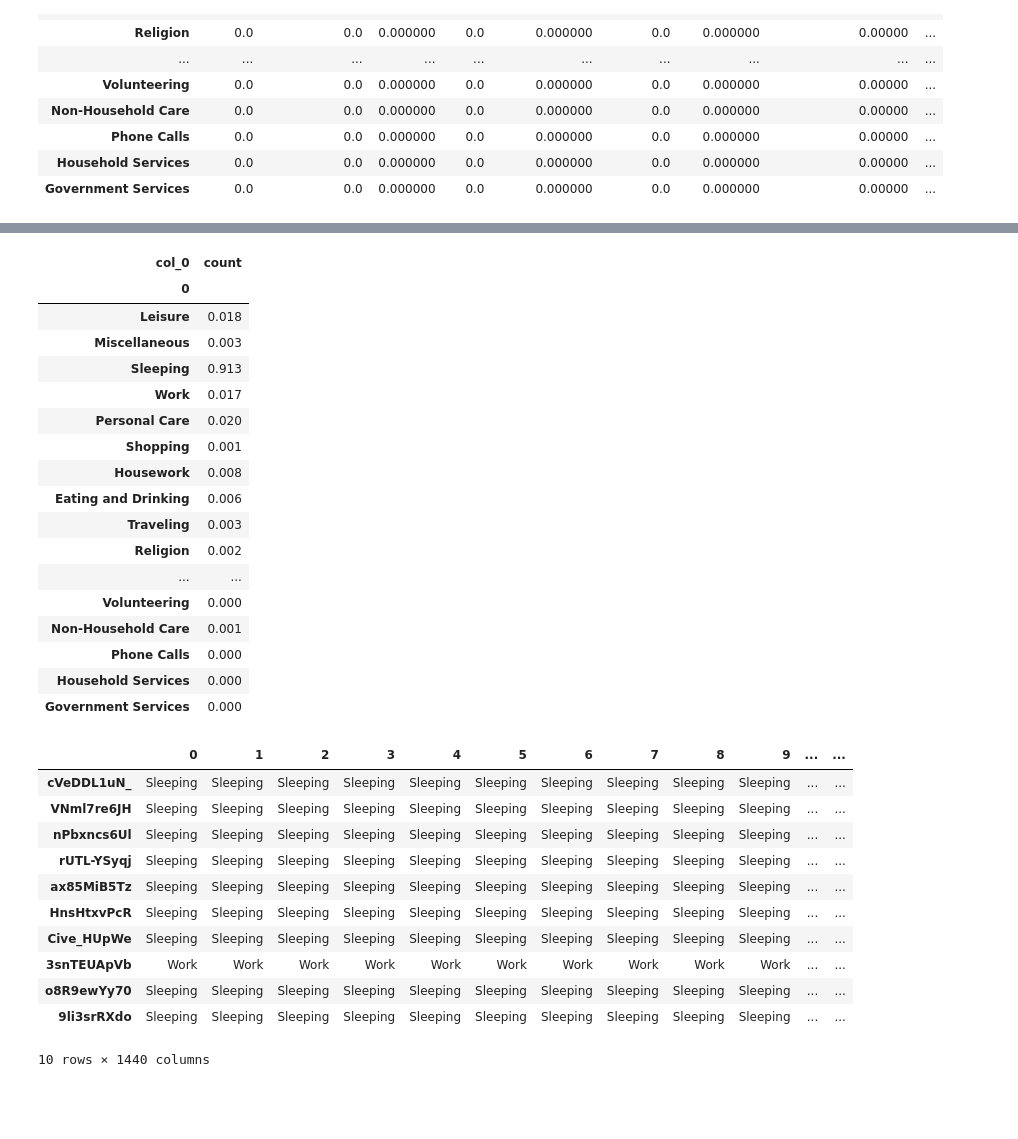
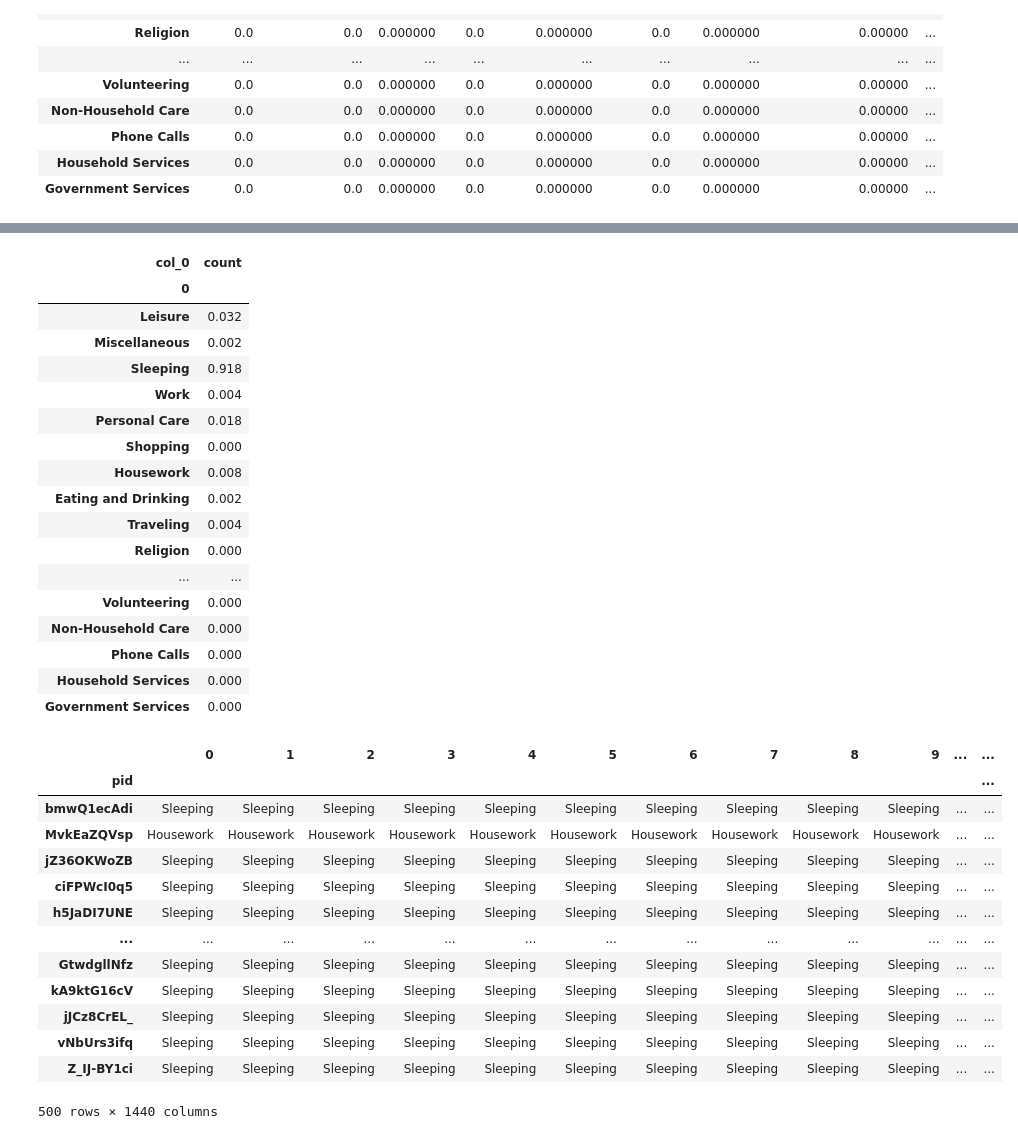
Before and after one commit to robbybobface/data-visualization-final, a Jupyter notebook: final-project-2020.ipynb, the cells around one changed output, grey strips where cells are left out. Drawn from its saved outputs; the diff is of its cells as text; code cells hidden in the pictures; blank space fills up the shorter version.

```diff
--- a/final-project-2020.ipynb
+++ b/final-project-2020.ipynb
@@ -347,7 +289,7 @@ def collection(n):
         collection[personID] = activity_mc(1440)
     return pd.DataFrame.from_dict(collection, orient ='index')
 
-final_data = collection(1000)
+final_data = collection(500)
 # %%
 final_data_counts  = pd.crosstab(index=final_data[0], columns='count').reindex(index=df_unique_activites, fill_value=0)
 final_data_counts_sum = final_data_counts/final_data_counts.sum()
@@ -355,34 +297,37 @@ final_data_counts_sum
 # %% [output]
 | col_0 | count |
 | 0 |  |
-| Leisure | 0.018 |
-| Miscellaneous | 0.003 |
-| Sleeping | 0.913 |
-| Work | 0.017 |
-| Personal Care | 0.020 |
-| Shopping | 0.001 |
+| Leisure | 0.032 |
+| Miscellaneous | 0.002 |
+| Sleeping | 0.918 |
+| Work | 0.004 |
+| Personal Care | 0.018 |
+| Shopping | 0.000 |
 | Housework | 0.008 |
-| Eating and Drinking | 0.006 |
-| Traveling | 0.003 |
-| Religion | 0.002 |
+| Eating and Drinking | 0.002 |
+| Traveling | 0.004 |
+| Religion | 0.000 |
 | ... | ... |
 | Volunteering | 0.000 |
-| Non-Household Care | 0.001 |
+| Non-Household Care | 0.000 |
 | Phone Calls | 0.000 |
 | Household Services | 0.000 |
 | Government Services | 0.000 |
 # %%
-final_data.head(10).iloc[:,:-1]
+final_data.iloc[:,:-1].index.name = 'pid'
+final_data.iloc[:,:-1]
 # %% [output]
 |  | 0 | 1 | 2 | 3 | 4 | 5 | 6 | 7 | 8 | 9 | ... | ... |
-| cVeDDL1uN_ | Sleeping | Sleeping | Sleeping | Sleeping | Sleeping | Sleeping | Sleeping | Sleeping | Sleeping | Sleeping | ... | ... |
-| VNml7re6JH | Sleeping | Sleeping | Sleeping | Sleeping | Sleeping | Sleeping | Sleeping | Sleeping | Sleeping | Sleeping | ... | ... |
-| nPbxncs6Ul | Sleeping | Sleeping | Sleeping | Sleeping | Sleeping | Sleeping | Sleeping | Sleeping | Sleeping | Sleeping | ... | ... |
-| rUTL-YSyqj | Sleeping | Sleeping | Sleeping | Sleeping | Sleeping | Sleeping | Sleeping | Sleeping | Sleeping | Sleeping | ... | ... |
-| ax85MiB5Tz | Sleeping | Sleeping | Sleeping | Sleeping | Sleeping | Sleeping | Sleeping | Sleeping | Sleeping | Sleeping | ... | ... |
-| HnsHtxvPcR | Sleeping | Sleeping | Sleeping | Sleeping | Sleeping | Sleeping | Sleeping | Sleeping | Sleeping | Sleeping | ... | ... |
-| Cive_HUpWe | Sleeping | Sleeping | Sleeping | Sleeping | Sleeping | Sleeping | Sleeping | Sleeping | Sleeping | Sleeping | ... | ... |
-| 3snTEUApVb | Work | Work | Work | Work | Work | Work | Work | Work | Work | Work | ... | ... |
-| o8R9ewYy70 | Sleeping | Sleeping | Sleeping | Sleeping | Sleeping | Sleeping | Sleeping | Sleeping | Sleeping | Sleeping | ... | ... |
-| 9li3srRXdo | Sleeping | Sleeping | Sleeping | Sleeping | Sleeping | Sleeping | Sleeping | Sleeping | Sleeping | Sleeping | ... | ... |
+| pid |  |  |  |  |  |  |  |  |  |  |  | ... |
+| bmwQ1ecAdi | Sleeping | Sleeping | Sleeping | Sleeping | Sleeping | Sleeping | Sleeping | Sleeping | Sleeping | Sleeping | ... | ... |
+| MvkEaZQVsp | Housework | Housework | Housework | Housework | Housework | Housework | Housework | Housework | Housework | Housework | ... | ... |
+| jZ36OKWoZB | Sleeping | Sleeping | Sleeping | Sleeping | Sleeping | Sleeping | Sleeping | Sleeping | Sleeping | Sleeping | ... | ... |
+| ciFPWcI0q5 | Sleeping | Sleeping | Sleeping | Sleeping | Sleeping | Sleeping | Sleeping | Sleeping | Sleeping | Sleeping | ... | ... |
+| h5JaDI7UNE | Sleeping | Sleeping | Sleeping | Sleeping | Sleeping | Sleeping | Sleeping | Sleeping | Sleeping | Sleeping | ... | ... |
+| ... | ... | ... | ... | ... | ... | ... | ... | ... | ... | ... | ... | ... |
+| GtwdgllNfz | Sleeping | Sleeping | Sleeping | Sleeping | Sleeping | Sleeping | Sleeping | Sleeping | Sleeping | Sleeping | ... | ... |
+| kA9ktG16cV | Sleeping | Sleeping | Sleeping | Sleeping | Sleeping | Sleeping | Sleeping | Sleeping | Sleeping | Sleeping | ... | ... |
+| jJCz8CrEL_ | Sleeping | Sleeping | Sleeping | Sleeping | Sleeping | Sleeping | Sleeping | Sleeping | Sleeping | Sleeping | ... | ... |
+| vNbUrs3ifq | Sleeping | Sleeping | Sleeping | Sleeping | Sleeping | Sleeping | Sleeping | Sleeping | Sleeping | Sleeping | ... | ... |
+| Z_IJ-BY1ci | Sleeping | Sleeping | Sleeping | Sleeping | Sleeping | Sleeping | Sleeping | Sleeping | Sleeping | Sleeping | ... | ... |
-10 rows × 1440 columns
+500 rows × 1440 columns
```
Also changed, not shown: parts of 6 cells of this notebook, 15 other files.
